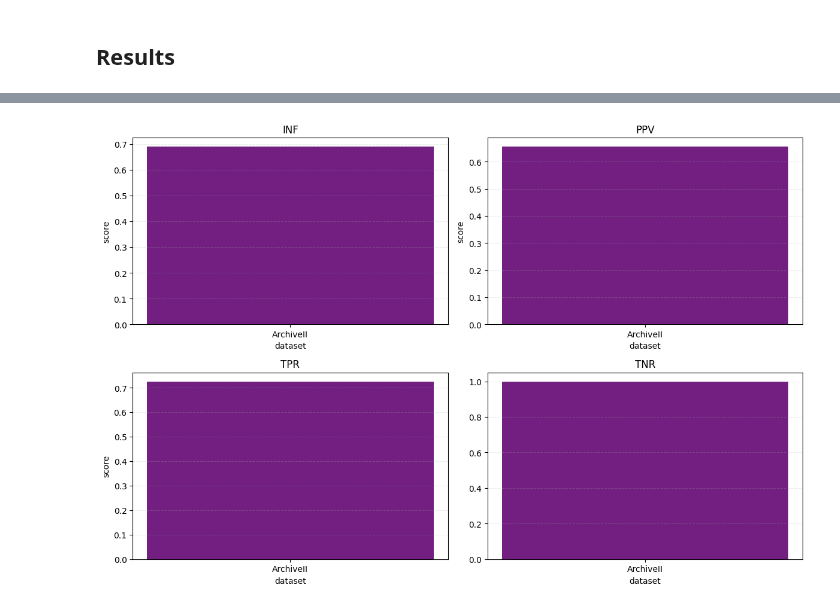
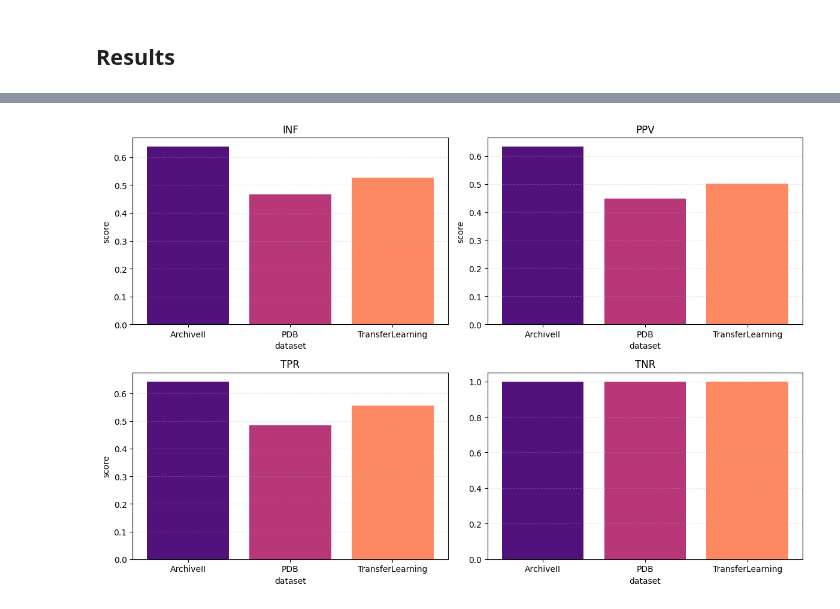
Before and after one commit to Mimikkk/2024-siwb, a Jupyter notebook: project-6/rna-secondary-structure-prediction.ipynb, the cells around one changed output, grey strips where cells are left out. Drawn from its saved outputs; the diff is of its cells as text; code cells hidden in the pictures.

```diff
--- a/project-6/rna-secondary-structure-prediction.ipynb
+++ b/project-6/rna-secondary-structure-prediction.ipynb
@@ -93,7 +122,7 @@ PDB-train-bpseq.lst       has 70% files (413)
 columns: list[str] = [
     "filename",
     "sequence_length",
-    "t",
+    "elapsed_time",
     "sc",
     "tp",
     "tn",
@@ -105,6 +134,6 @@ columns: list[str] = [
     "mcc",
 ]
 
-results = pd.read_csv(RESULTS_DIR / "ArchiveII/1-all-results.csv", header=None, names=columns)
+results = pd.read_csv(RESULTS_DIR / "ArchiveII-results.csv", header=None, names=columns)
 results.head()
 # %% [output]
@@ -129,14 +158,14 @@ def plot_metrics(datasets: tuple[str]) -> None:
     """Plot the metrics for the given results."""
     metrics = defaultdict(dict)
     for dataset in datasets:
-        df = pd.read_csv(RESULTS_DIR / f"{dataset}/1-all-results.csv", header=None, names=columns)
+        df = pd.read_csv(RESULTS_DIR / f"{dataset}-results.csv", header=None, names=columns)
         inf, ppv, tpr, tnr = calculate_metrics(df)
         metrics["inf"].update({dataset: inf})
         metrics["ppv"].update({dataset: ppv})
         metrics["tpr"].update({dataset: tpr})
         metrics["tnr"].update({dataset: tnr})
 
-    colors = sns.color_palette("magma", 2)
+    colors = sns.color_palette("magma", 3)
     fig, axs = plt.subplots(2, 2, figsize=(12, 8), tight_layout=True)
     ax1, ax2, ax3, ax4 = axs.flatten()
 
@@ -166,8 +195,8 @@ def plot_metrics(datasets: tuple[str]) -> None:
 
     fig.savefig(f"./resources/figures/results.png")
 # %%
-datasets = ("ArchiveII",)
+datasets = ("ArchiveII", "PDB", "TransferLearning")
 
 plot_metrics(datasets)
 # %% [output]
-[figure, old version]
+[figure, new version]
```
Also changed, not shown: parts of 9 cells of this notebook, 12 other files.
